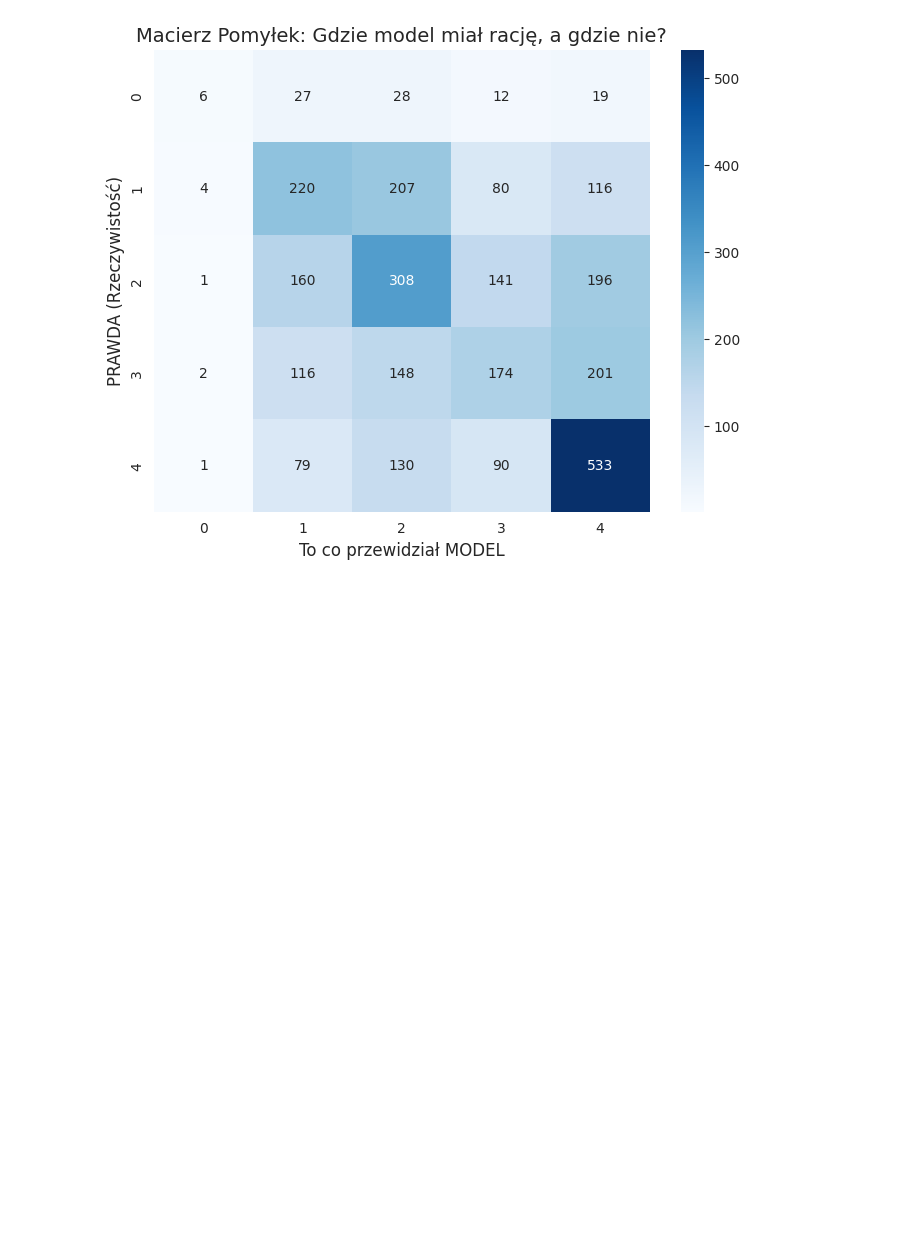
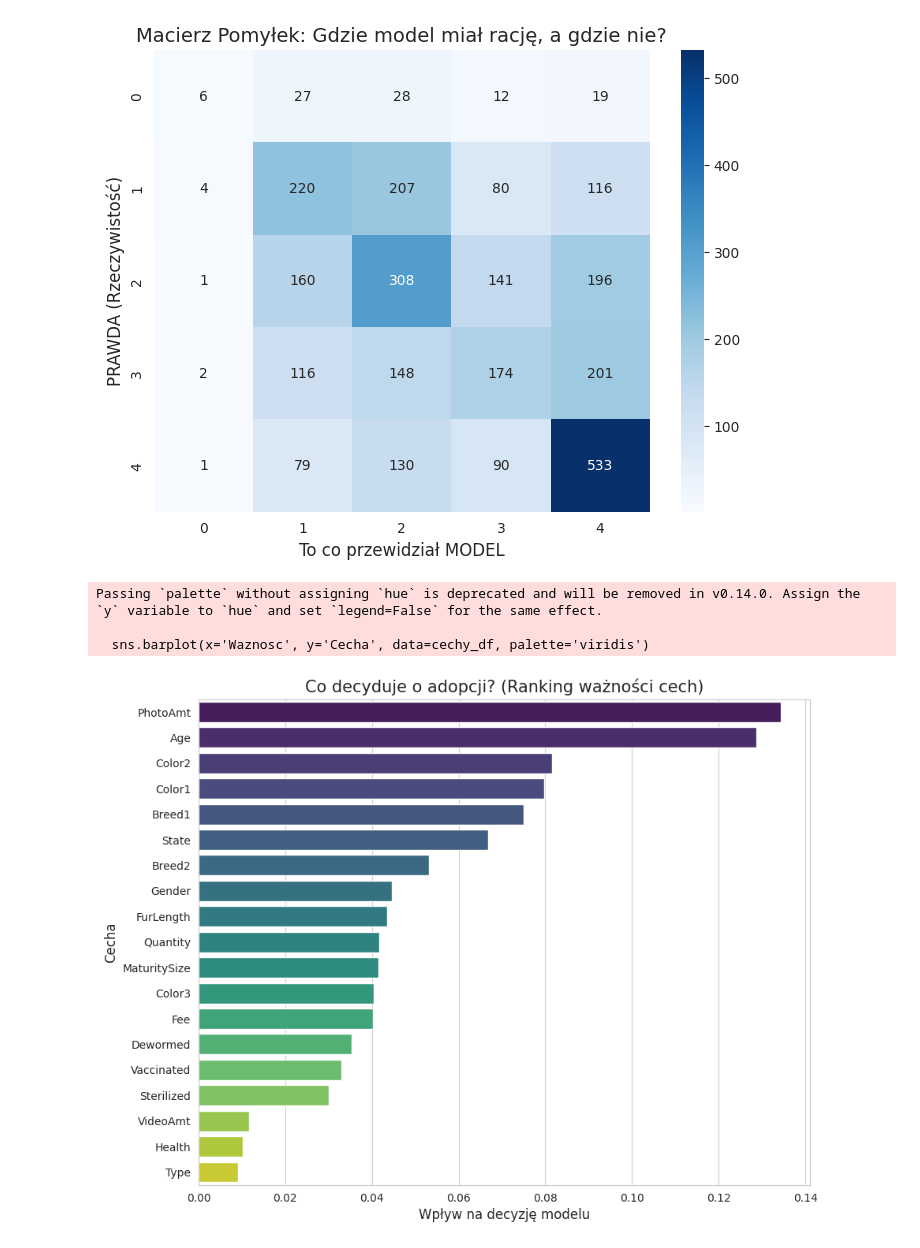
Before and after one commit to trozmarynowski/Projekt-Zaliczeniony-Merito, a Jupyter notebook: Untitled85.ipynb, the cells around one changed output. Saved outputs shown, nothing was run; the diff lists cells and outputs as text; code cells hidden in the pictures; blank space fills up the shorter version.

```diff
--- a/Untitled85.ipynb
+++ b/Untitled85.ipynb
@@ -288,3 +284,33 @@ plt.ylabel('PRAWDA (Rzeczywistość)', fontsize=12)
 plt.show()
 # %% [output]
 [figure]
+# %%
+# --- RANKING WAŻNOŚCI CECH (FEATURE IMPORTANCE) ---
+# Sprawdzamy, co według modelu najbardziej decyduje o szybkości adopcji.
+
+import pandas as pd
+
+# Pobieram ważność cech z wytrenowanego modelu
+waznosc = model.feature_importances_
+
+# Tworzę tabelkę: Nazwa Cechy + Jej ważność
+cechy_df = pd.DataFrame({'Cecha': wybrane_cechy, 'Waznosc': waznosc})
+
+# Sortuję od najważniejszej
+cechy_df = cechy_df.sort_values(by='Waznosc', ascending=False)
+
+plt.figure(figsize=(10, 8))
+
+# Rysuję wykres poziomy
+sns.barplot(x='Waznosc', y='Cecha', data=cechy_df, palette='viridis')
+
+plt.title('Co decyduje o adopcji? (Ranking ważności cech)', fontsize=15)
+plt.xlabel('Wpływ na decyzję modelu', fontsize=12)
+plt.ylabel('Cecha', fontsize=12)
+
+plt.show()
+# %% [output]
+Passing `palette` without assigning `hue` is deprecated and will be removed in v0.14.0. Assign the `y` variable to `hue` and set `legend=False` for the same effect.
+
+  sns.barplot(x='Waznosc', y='Cecha', data=cechy_df, palette='viridis')
+[figure, added]
```
Also changed, not shown: parts of 2 cells of this notebook.
